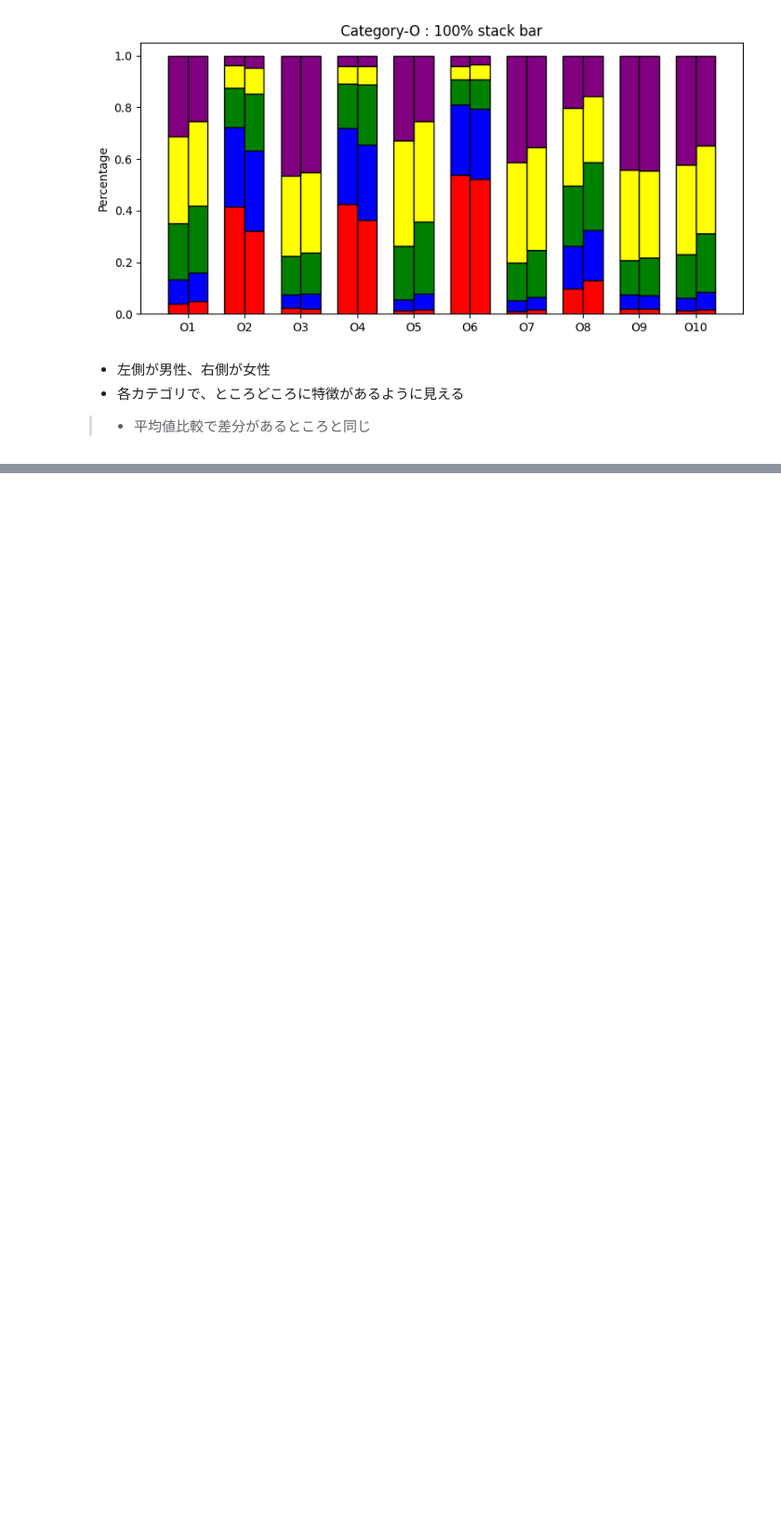
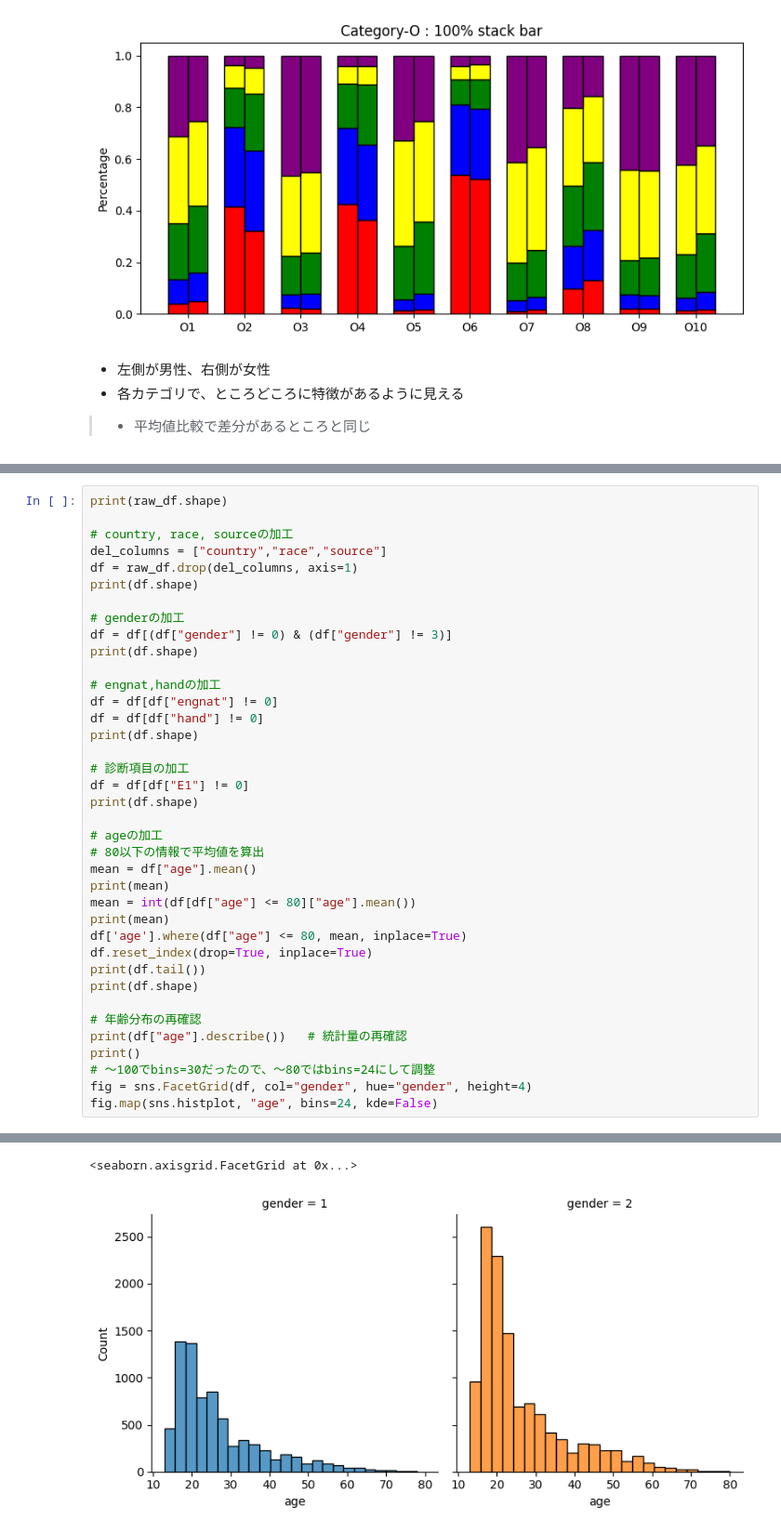
Before and after one commit to kero2no1/data_analytics, a Jupyter notebook: Data_analytics_outcome.ipynb, the cells around one changed output, grey strips where cells are left out. Shown: that part at 93% size. Drawn from its saved outputs; the diff is of its cells as text; blank space fills up the shorter version.

```diff
--- a/Data_analytics_outcome.ipynb
+++ b/Data_analytics_outcome.ipynb
@@ -310,0 +333,39 @@ for cat in ["E","N","A","C","O"]:
+# %%
+print(raw_df.shape)
+
+# country, race, sourceの加工
+del_columns = ["country","race","source"]
+df = raw_df.drop(del_columns, axis=1)
+print(df.shape)
+
+# genderの加工
+df = df[(df["gender"] != 0) & (df["gender"] != 3)]
+print(df.shape)
+
+# engnat,handの加工
+df = df[df["engnat"] != 0]
+df = df[df["hand"] != 0]
+print(df.shape)
+
+# 診断項目の加工
+df = df[df["E1"] != 0]
+print(df.shape)
+
+# ageの加工
+# 80以下の情報で平均値を算出
+mean = df["age"].mean()
+print(mean)
+mean = int(df[df["age"] <= 80]["age"].mean())
+print(mean)
+df['age'].where(df["age"] <= 80, mean, inplace=True)
+df.reset_index(drop=True, inplace=True)
+print(df.tail())
+print(df.shape)
+
+# 年齢分布の再確認
+print(df["age"].describe())   # 統計量の再確認
+print()
+# ～100でbins=30だったので、～80ではbins=24にして調整
+fig = sns.FacetGrid(df, col="gender", hue="gender", height=4)
+fig.map(sns.histplot, "age", bins=24, kde=False)
+# %% [output]
@@ -310,0 +389,2 @@ for cat in ["E","N","A","C","O"]:
+<seaborn.axisgrid.FacetGrid at 0x...>
+[figure, added]
```
Also changed, not shown: parts of 18 cells of this notebook.
